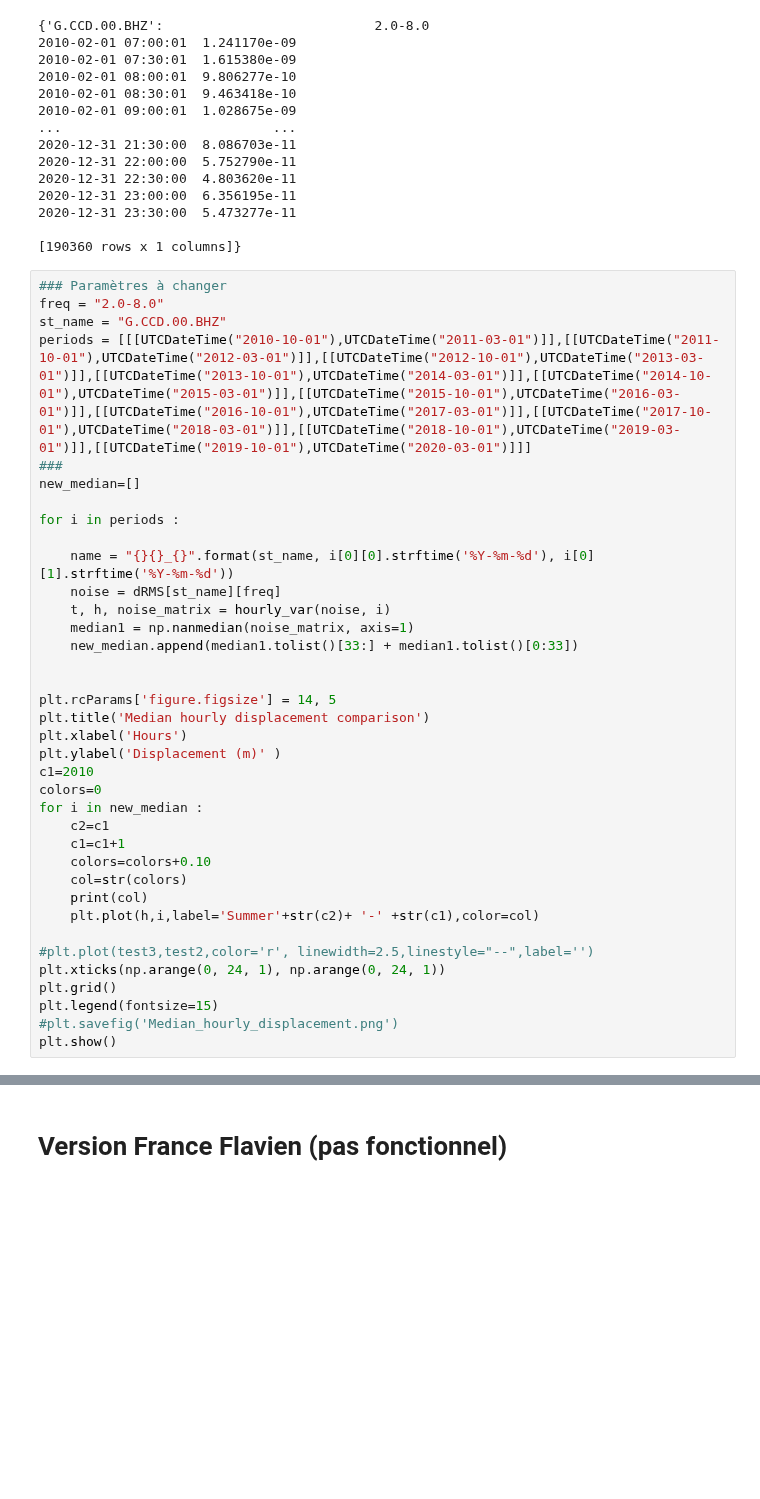
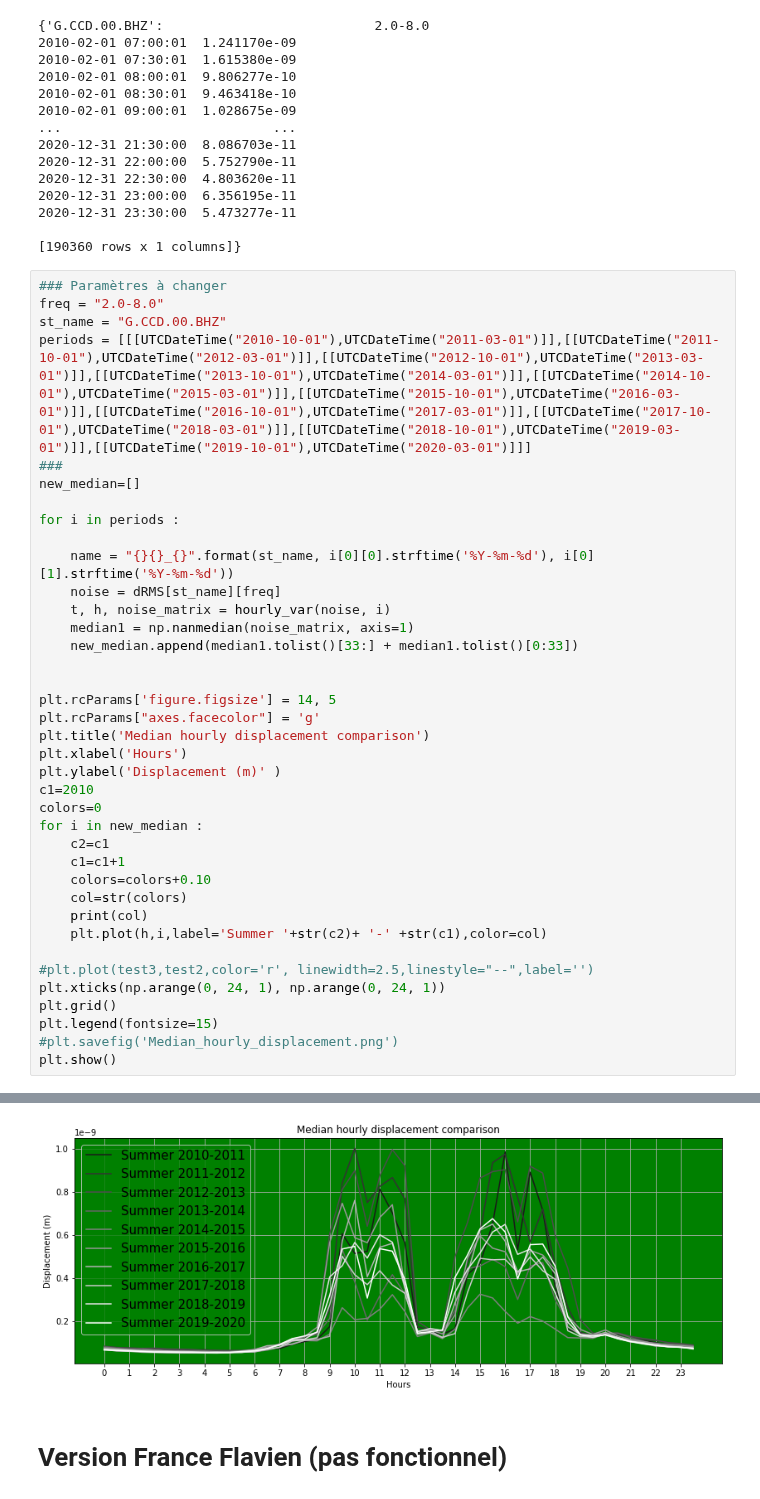
Before and after one commit to FlavienMattern/seismic-noise, a Jupyter notebook: ant_hourly_variations.ipynb, the cells around one changed output, grey strips where cells are left out. Saved outputs shown, nothing was run; the diff lists cells and outputs as text; blank space fills up the shorter version.

Commit message:
figures ant

```diff
--- a/ant_hourly_variations.ipynb
+++ b/ant_hourly_variations.ipynb
@@ -167,6 +167,7 @@ for i in periods :
 
 
 plt.rcParams['figure.figsize'] = 14, 5
+plt.rcParams["axes.facecolor"] = 'g'
 plt.title('Median hourly displacement comparison')
 plt.xlabel('Hours')
 plt.ylabel('Displacement (m)' )
@@ -178,7 +179,7 @@ for i in new_median :
     colors=colors+0.10
     col=str(colors)
     print(col)
-    plt.plot(h,i,label='Summer'+str(c2)+ '-' +str(c1),color=col)
+    plt.plot(h,i,label='Summer '+str(c2)+ '-' +str(c1),color=col)
 
 #plt.plot(test3,test2,color='r', linewidth=2.5,linestyle="--",label='')
 plt.xticks(np.arange(0, 24, 1), np.arange(0, 24, 1))
@@ -186,3 +187,4 @@ plt.grid()
 plt.legend(fontsize=15)
 #plt.savefig('Median_hourly_displacement.png')
 plt.show()
+# %% [output]
@@ -189,3 +201,4 @@ plt.show()
+[figure, added]
 # %% [markdown]
 # Version France Flavien (pas fonctionnel)
 # %%
```
Also changed, not shown: parts of 1 cell of this notebook.
